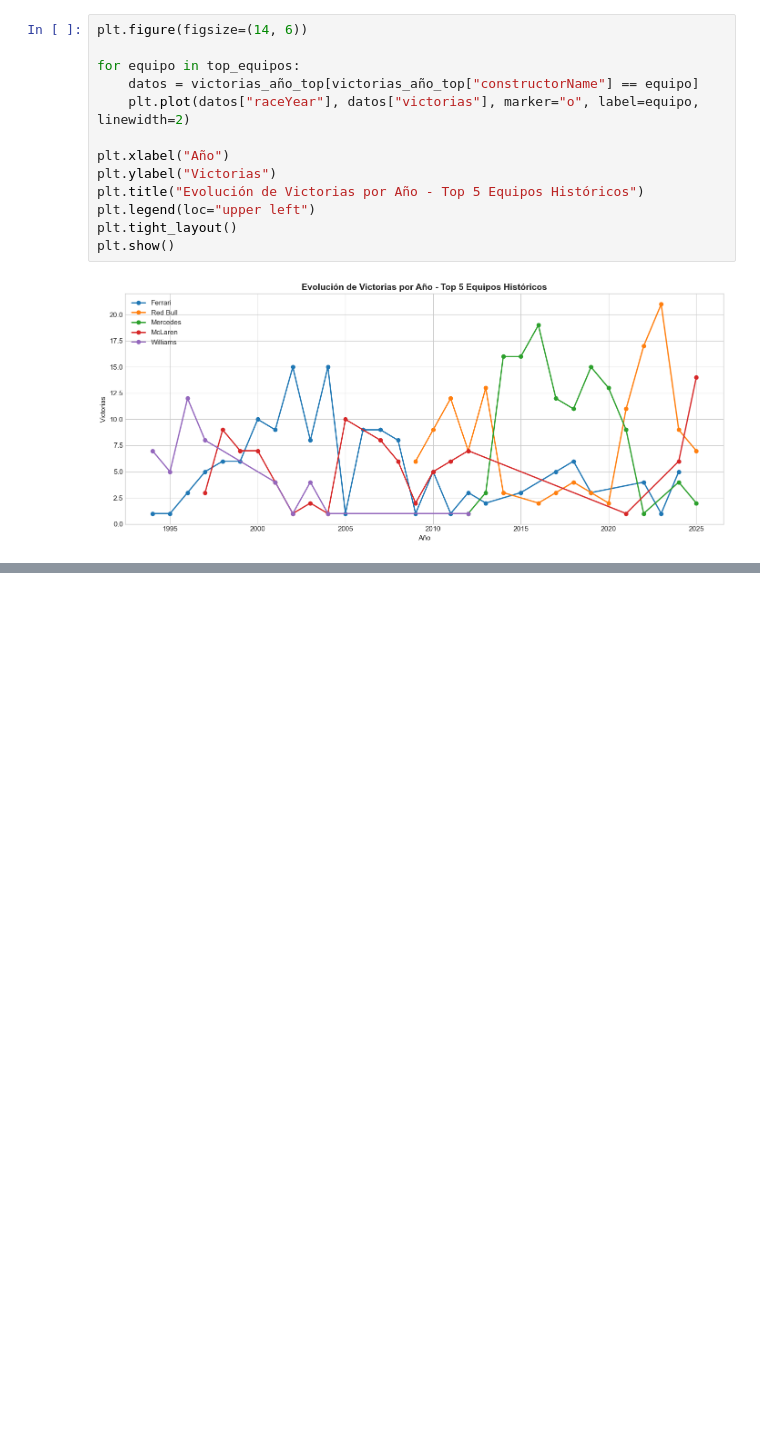
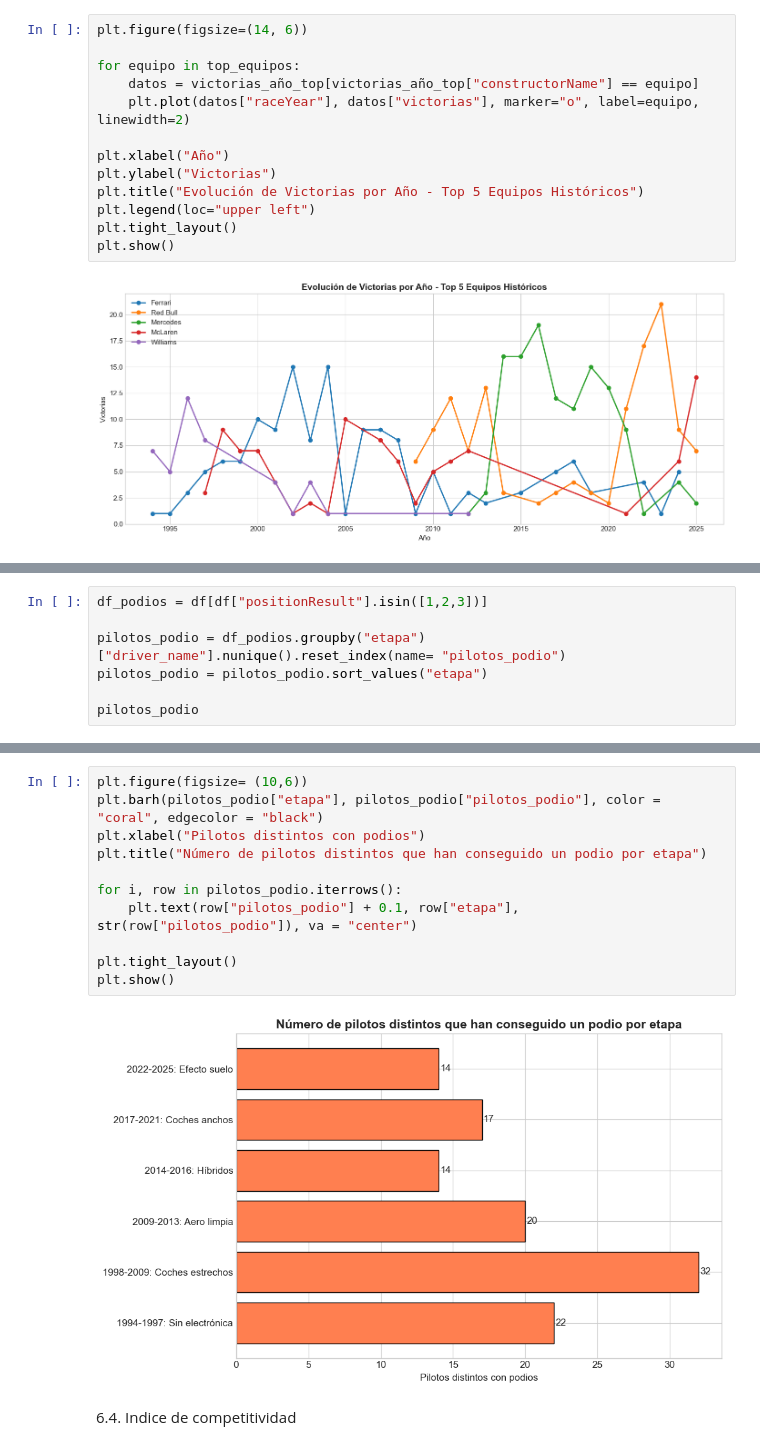
Before and after one commit to alejandrogrima/f1-database-project, a Jupyter notebook: notebooks/04_EDA_F1.ipynb, the cells around one changed output, grey strips where cells are left out. Drawn from its saved outputs; the diff is of its cells as text; blank space fills up the shorter version.

```diff
--- a/notebooks/04_EDA_F1.ipynb
+++ b/notebooks/04_EDA_F1.ipynb
@@ -331,0 +429,7 @@ plt.show()
+# %%
+df_podios = df[df["positionResult"].isin([1,2,3])]
+
+pilotos_podio = df_podios.groupby("etapa")["driver_name"].nunique().reset_index(name= "pilotos_podio")
+pilotos_podio = pilotos_podio.sort_values("etapa")
+
+pilotos_podio
@@ -331,0 +444,15 @@ plt.show()
+# %%
+plt.figure(figsize= (10,6))
+plt.barh(pilotos_podio["etapa"], pilotos_podio["pilotos_podio"], color = "coral", edgecolor = "black")
+plt.xlabel("Pilotos distintos con podios")
+plt.title("Número de pilotos distintos que han conseguido un podio por etapa")
+
+for i, row in pilotos_podio.iterrows():
+    plt.text(row["pilotos_podio"] + 0.1, row["etapa"], str(row["pilotos_podio"]), va = "center")
+
+plt.tight_layout()
+plt.show()
+# %% [output]
+[figure, added]
+# %% [markdown]
+6.4. Indice de competitividad
```
Also changed, not shown: parts of 23 cells of this notebook.
